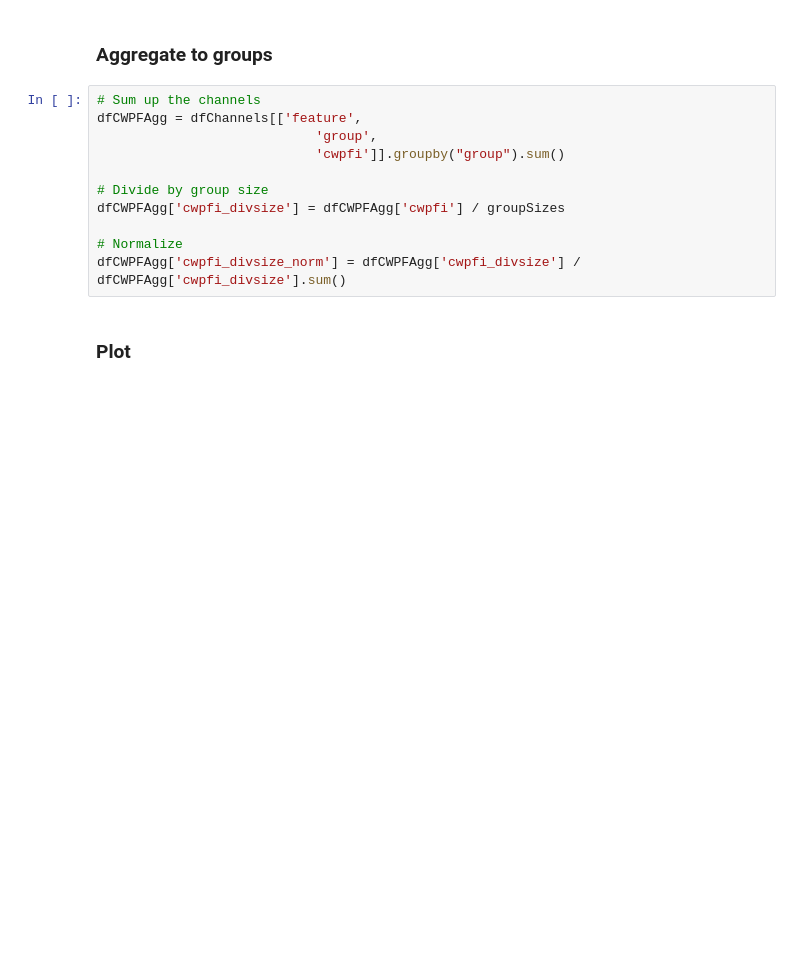
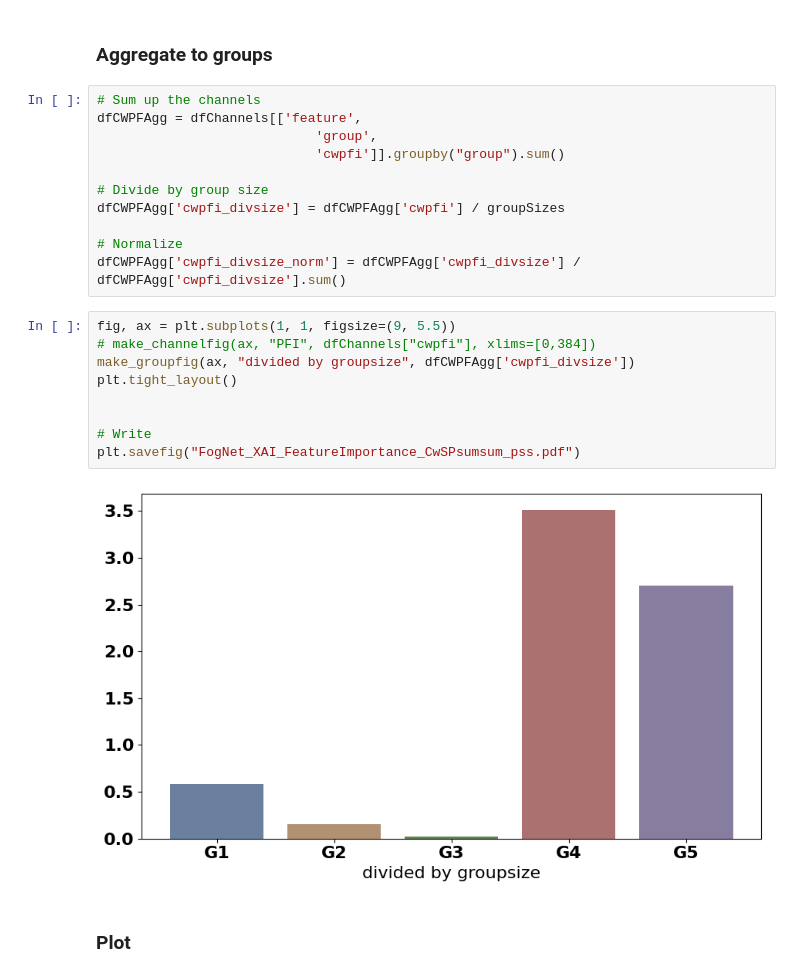
Before and after one commit to conrad-blucher-institute/FogNet, a Jupyter notebook: inference/XAI/FogNet_XAI_Analysis.ipynb, the cells around one changed output. Drawn from its saved outputs; the diff is of its cells as text; blank space fills up the shorter version.

```diff
--- a/inference/XAI/FogNet_XAI_Analysis.ipynb
+++ b/inference/XAI/FogNet_XAI_Analysis.ipynb
@@ -315,6 +312,17 @@ dfCWPFAgg['cwpfi_divsize'] = dfCWPFAgg['cwpfi'] / groupSizes
 
 # Normalize
 dfCWPFAgg['cwpfi_divsize_norm'] = dfCWPFAgg['cwpfi_divsize'] / dfCWPFAgg['cwpfi_divsize'].sum()
+# %%
+fig, ax = plt.subplots(1, 1, figsize=(9, 5.5))
+# make_channelfig(ax, "PFI", dfChannels["cwpfi"], xlims=[0,384])
+make_groupfig(ax, "divided by groupsize", dfCWPFAgg['cwpfi_divsize'])
+plt.tight_layout()
+
+
+# Write
+plt.savefig("FogNet_XAI_FeatureImportance_CwSPsumsum_pss.pdf")
+# %% [output]
+[figure, added]
 # %% [markdown]
 ### Plot
 # %%
```
Also changed, not shown: parts of 4 cells of this notebook.
